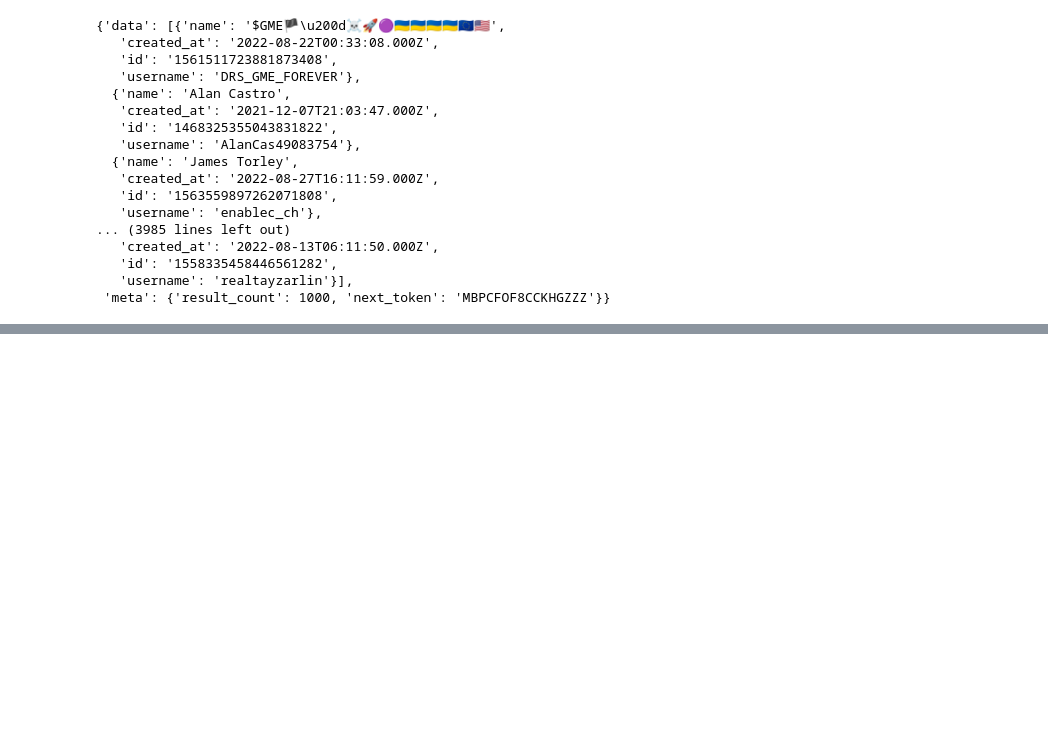
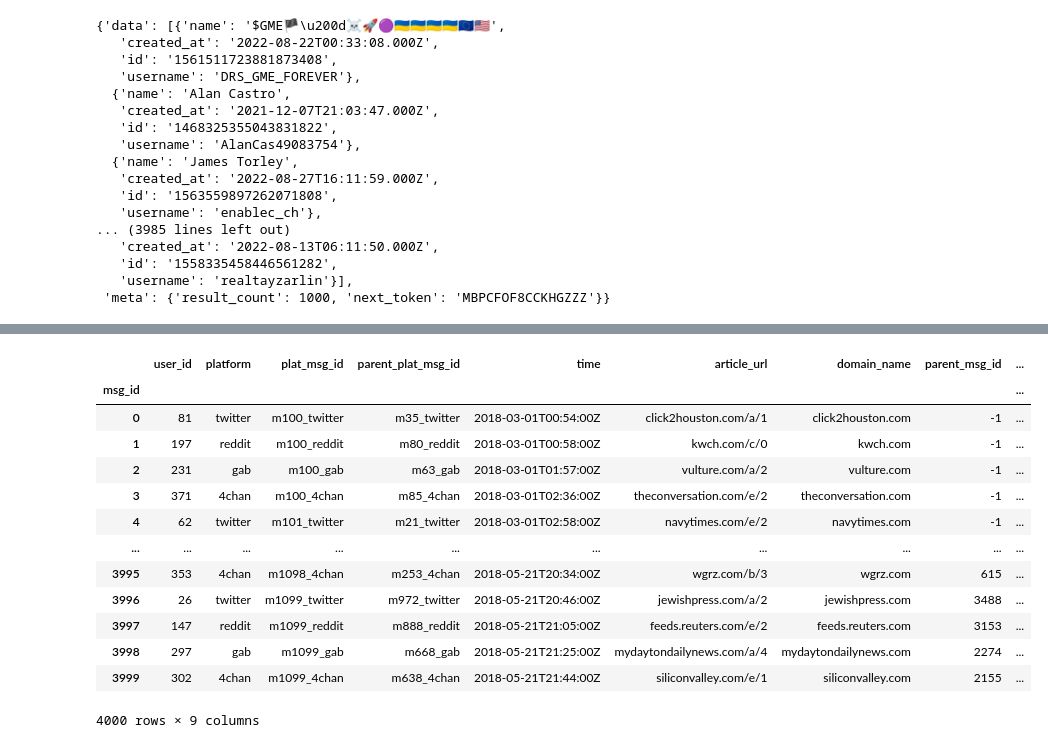
Before and after one commit to deamonpog/ten, a Jupyter notebook: Playground.ipynb, the cells around one changed output, grey strips where cells are left out. Drawn from its saved outputs; the diff is of its cells as text; code cells hidden in the pictures; blank space fills up the shorter version.

```diff
--- a/Playground.ipynb
+++ b/Playground.ipynb
@@ -206,0 +193,4 @@ df[['Thread Id', 'Date'] + [x for x in df.columns if x.split(" ")[0] == 'Twitter
+# %%
+# assumption: source_msg_id is unique inside it's platform
+src_msg_id_to_msg_id = msgs.set_index(['plat_msg_id','platform'])['msg_id'].to_dict()
+src_msg_id_to_msg_id
@@ -206,0 +215,5 @@ df[['Thread Id', 'Date'] + [x for x in df.columns if x.split(" ")[0] == 'Twitter
+# %%
+msgs['parent_msg_id'] = msgs.apply(lambda row: src_msg_id_to_msg_id[(row['parent_plat_msg_id'],row['platform'])] if (row['parent_plat_msg_id'],row['platform']) in src_msg_id_to_msg_id else -1, axis=1)
+# %%
+msg_id_to_user_id = msgs.set_index('msg_id')['user_id'].to_dict()
+msg_id_to_user_id
@@ -206,0 +238,19 @@ df[['Thread Id', 'Date'] + [x for x in df.columns if x.split(" ")[0] == 'Twitter
+# %%
+msgs['parent_user_id'] = msgs['parent_msg_id'].apply(lambda x: msg_id_to_user_id[x] if x in msg_id_to_user_id else -1)
+# %%
+msgs.set_index('msg_id')
+# %% [output]
+|  | user_id | platform | plat_msg_id | parent_plat_msg_id | time | article_url | domain_name | parent_msg_id | ... |
+| msg_id |  |  |  |  |  |  |  |  | ... |
+| 0 | 81 | twitter | m100_twitter | m35_twitter | 2018-03-01T00:54:00Z | click2houston.com/a/1 | click2houston.com | -1 | ... |
+| 1 | 197 | reddit | m100_reddit | m80_reddit | 2018-03-01T00:58:00Z | kwch.com/c/0 | kwch.com | -1 | ... |
+| 2 | 231 | gab | m100_gab | m63_gab | 2018-03-01T01:57:00Z | vulture.com/a/2 | vulture.com | -1 | ... |
+| 3 | 371 | 4chan | m100_4chan | m85_4chan | 2018-03-01T02:36:00Z | theconversation.com/e/2 | theconversation.com | -1 | ... |
+| 4 | 62 | twitter | m101_twitter | m21_twitter | 2018-03-01T02:58:00Z | navytimes.com/e/2 | navytimes.com | -1 | ... |
+| ... | ... | ... | ... | ... | ... | ... | ... | ... | ... |
+| 3995 | 353 | 4chan | m1098_4chan | m253_4chan | 2018-05-21T20:34:00Z | wgrz.com/b/3 | wgrz.com | 615 | ... |
+| 3996 | 26 | twitter | m1099_twitter | m972_twitter | 2018-05-21T20:46:00Z | jewishpress.com/a/2 | jewishpress.com | 3488 | ... |
+| 3997 | 147 | reddit | m1099_reddit | m888_reddit | 2018-05-21T21:05:00Z | feeds.reuters.com/e/2 | feeds.reuters.com | 3153 | ... |
+| 3998 | 297 | gab | m1099_gab | m668_gab | 2018-05-21T21:25:00Z | mydaytondailynews.com/a/4 | mydaytondailynews.com | 2274 | ... |
+| 3999 | 302 | 4chan | m1099_4chan | m638_4chan | 2018-05-21T21:44:00Z | siliconvalley.com/e/1 | siliconvalley.com | 2155 | ... |
+4000 rows × 9 columns
```
Also changed, not shown: parts of 39 cells of this notebook, 5 other files.
